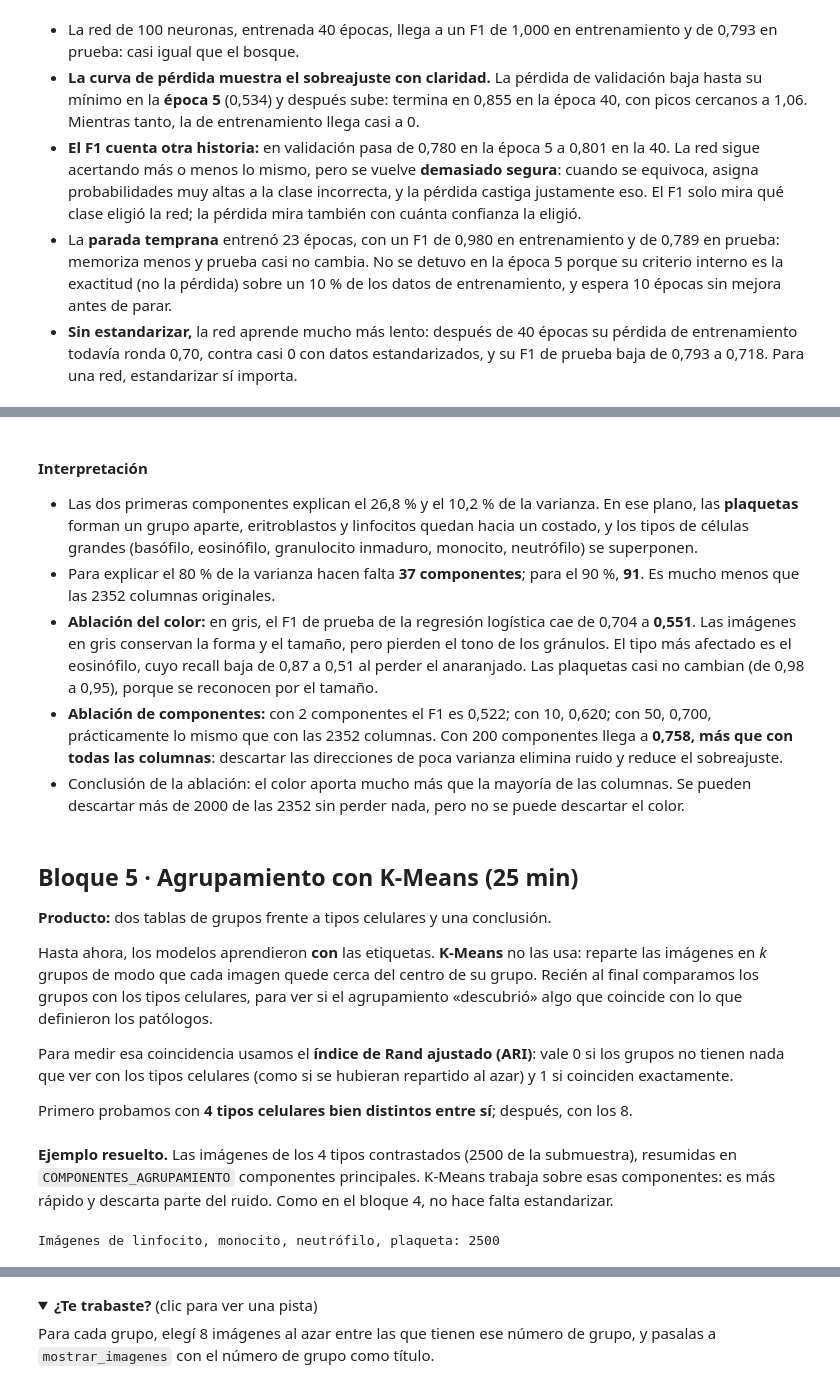
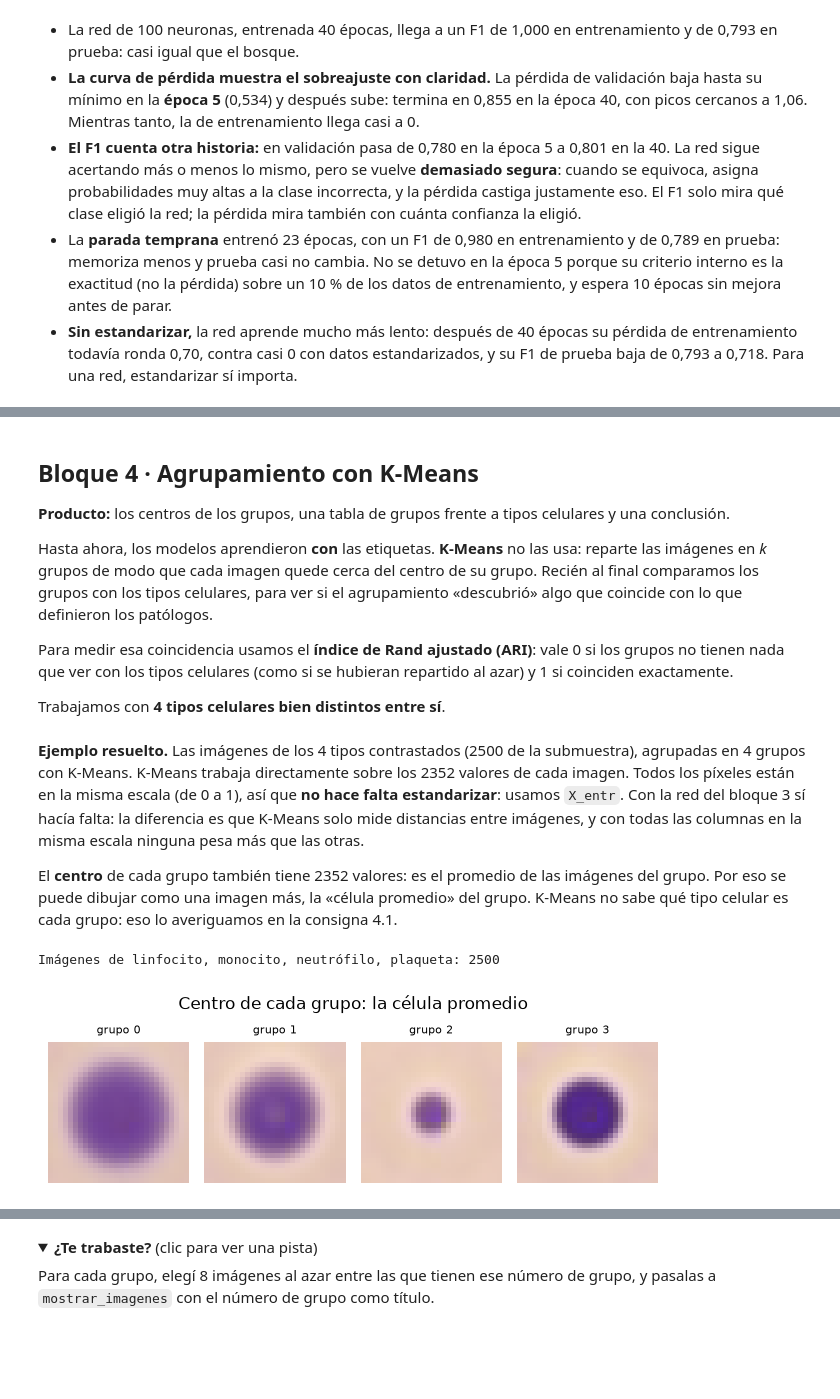
Before and after one commit to mberdakin/ai-data-analysis-workshop-chemistry, a Jupyter notebook: modulo-8/resuelto.ipynb, the cells around one changed output, grey strips where cells are left out. Saved outputs shown, nothing was run; the diff lists cells and outputs as text; code cells hidden in the pictures; folded sections open; blank space fills up the shorter version.

```diff
--- a/modulo-8/resuelto.ipynb
+++ b/modulo-8/resuelto.ipynb
@@ -842,32 +687,35 @@ tabla_ablacion.round(3)
-# %% [markdown]
-#### Interpretación
-
-- Las dos primeras componentes explican el 26,8 % y el 10,2 % de la varianza. En ese plano, las **plaquetas** forman un grupo aparte, eritroblastos y linfocitos quedan hacia un costado, y los tipos de células grandes (basófilo, eosinófilo, granulocito inmaduro, monocito, neutrófilo) se superponen.
-- Para explicar el 80 % de la varianza hacen falta **37 componentes**; para el 90 %, **91**. Es mucho menos que las 2352 columnas originales.
-- **Ablación del color:** en gris, el F1 de prueba de la regresión logística cae de 0,704 a **0,551**. Las imágenes en gris conservan la forma y el tamaño, pero pierden el tono de los gránulos. El tipo más afectado es el eosinófilo, cuyo recall baja de 0,87 a 0,51 al perder el anaranjado. Las plaquetas casi no cambian (de 0,98 a 0,95), porque se reconocen por el tamaño.
-- **Ablación de componentes:** con 2 componentes el F1 es 0,522; con 10, 0,620; con 50, 0,700, prácticamente lo mismo que con las 2352 columnas. Con 200 componentes llega a **0,758, más que con todas las columnas**: descartar las direcciones de poca varianza elimina ruido y reduce el sobreajuste.
-- Conclusión de la ablación: el color aporta mucho más que la mayoría de las columnas. Se pueden descartar más de 2000 de las 2352 sin perder nada, pero no se puede descartar el color.
 # %% [markdown]
-## Bloque 5 · Agrupamiento con K-Means (25 min)
+## Bloque 4 · Agrupamiento con K-Means
 
-**Producto:** dos tablas de grupos frente a tipos celulares y una conclusión.
+**Producto:** los centros de los grupos, una tabla de grupos frente a tipos celulares y una conclusión.
 
 Hasta ahora, los modelos aprendieron **con** las etiquetas. **K-Means** no las usa: reparte las imágenes en *k* grupos de modo que cada imagen quede cerca del centro de su grupo. Recién al final comparamos los grupos con los tipos celulares, para ver si el agrupamiento «descubrió» algo que coincide con lo que definieron los patólogos.
 
 Para medir esa coincidencia usamos el **índice de Rand ajustado (ARI)**: vale 0 si los grupos no tienen nada que ver con los tipos celulares (como si se hubieran repartido al azar) y 1 si coinciden exactamente.
 
-Primero probamos con **4 tipos celulares bien distintos entre sí**; después, con los 8.
+Trabajamos con **4 tipos celulares bien distintos entre sí**.
 # %% [markdown]
-**Ejemplo resuelto.** Las imágenes de los 4 tipos contrastados (2500 de la submuestra), resumidas en `COMPONENTES_AGRUPAMIENTO` componentes principales. K-Means trabaja sobre esas componentes: es más rápido y descarta parte del ruido. Como en el bloque 4, no hace falta estandarizar.
+**Ejemplo resuelto.** Las imágenes de los 4 tipos contrastados (2500 de la submuestra), agrupadas en 4 grupos con K-Means. K-Means trabaja directamente sobre los 2352 valores de cada imagen. Todos los píxeles están en la misma escala (de 0 a 1), así que **no hace falta estandarizar**: usamos `X_entr`. Con la red del bloque 3 sí hacía falta: la diferencia es que K-Means solo mide distancias entre imágenes, y con todas las columnas en la misma escala ninguna pesa más que las otras.
+
+El **centro** de cada grupo también tiene 2352 valores: es el promedio de las imágenes del grupo. Por eso se puede dibujar como una imagen más, la «célula promedio» del grupo. K-Means no sabe qué tipo celular es cada grupo: eso lo averiguamos en la consigna 4.1.
 # %%
 codigos_contrastados = [TIPOS_CELULARES.index(nombre) for nombre in TIPOS_CELULARES if nombre in TIPOS_CONTRASTADOS]
 seleccion_4 = np.isin(y_entr, codigos_contrastados)
 X_4 = X_entr[seleccion_4]
 y_4 = y_entr[seleccion_4]
 imagenes_4 = imagenes_entr[seleccion_4]
 
-componentes_4 = PCA(n_components=COMPONENTES_AGRUPAMIENTO, random_state=SEMILLA).fit_transform(X_4)
 print(f"Imágenes de {', '.join(TIPOS_CONTRASTADOS)}: {len(y_4)}")
+
+# K-Means con 4 grupos: varias inicializaciones (n_init) y semilla fija
+kmeans_4 = KMeans(n_clusters=4, n_init=10, random_state=SEMILLA).fit(X_4)
+grupos_4 = kmeans_4.labels_  # el grupo asignado a cada imagen
+
+# Cada centro es una fila de 2352 valores: se vuelve a armar como imagen de 28 × 28 × 3
+centros_4 = kmeans_4.cluster_centers_.reshape(4, 28, 28, 3)
+mostrar_imagenes(centros_4, [f"grupo {grupo}" for grupo in range(4)], columnas=4,
+                 titulo_figura="Centro de cada grupo: la célula promedio")
 # %% [output]
 Imágenes de linfocito, monocito, neutrófilo, plaqueta: 2500
+[figure, added]
 # %% [markdown]
```
Also changed, not shown: parts of 58 cells of this notebook, 1 other file.
